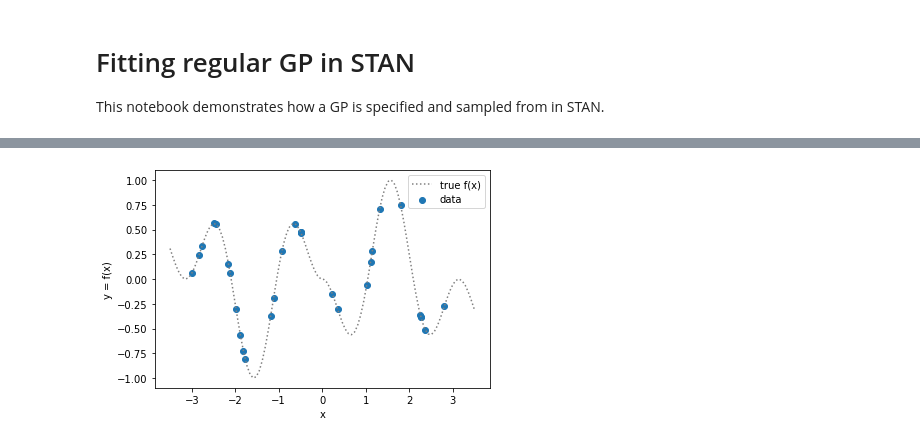
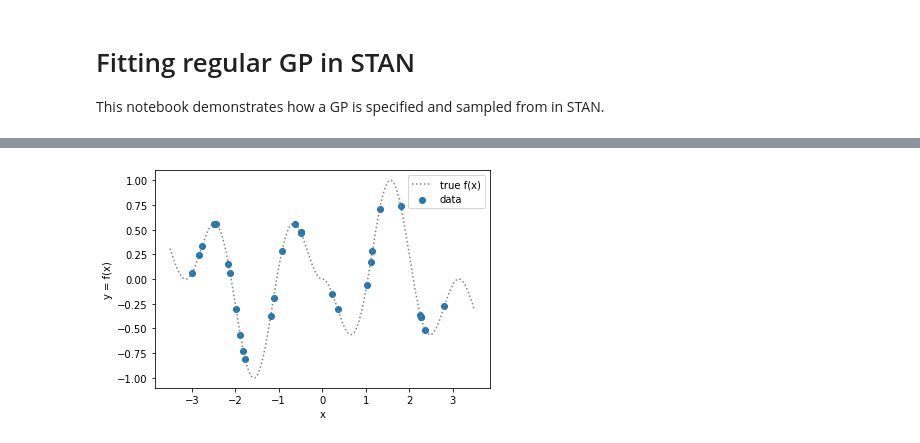
Before and after one commit to luiarthur/TuringBnpBenchmarks, a Jupyter notebook: src/gp/notebooks/gp_stan.ipynb, the cells around one changed output, grey strips where cells are left out. Saved outputs shown, nothing was run; the diff lists cells and outputs as text; code cells hidden in the pictures.

```diff
--- a/src/gp/notebooks/gp_stan.ipynb
+++ b/src/gp/notebooks/gp_stan.ipynb
@@ -75,31 +81,15 @@ Wall time: 53.4 s
-# %%
-# Generate data.
-np.random.seed(1)
-
-# True function.
-def f(x):
-    return np.sin(3 * x) * np.sin(x) * (-1)**(x > 0)
-
-# Number of observations.
-N = 30
-
-# Predictors.
-x = np.random.rand(N) * 6 - 3
-
-# Response.
-y = f(x)
-
-# Finer grid for plotting true function.
-x_ = np.linspace(-3.5, 3.5, 100)
-f_ = f(x_)
-
-# Plot data and true function.
-plt.scatter(x, y, label='data')
-plt.xlabel('x')
-plt.ylabel('y = f(x)');
-plt.plot(x_, f_, ls=':', c='grey', label='true f(x)')
-plt.legend();
-# %% [output]
-[figure, removed]
+# %%
+# Read data.
+path_to_data = '../data/gp-data-N30.json'
+simdata = json.load(open(path_to_data))
+
+# Plot data and true function.
+plt.scatter(simdata['x'], simdata['f'], label='data')
+plt.plot(simdata['x_true'], simdata['f_true'], ls=':', c='grey', label='true f(x)')
+plt.xlabel('x')
+plt.ylabel('y = f(x)')
+plt.legend();
+# %% [output]
+[figure, added]
 # %%
 # Data dictionary.
```
Also changed, not shown: parts of 14 cells of this notebook, 3 other files.
